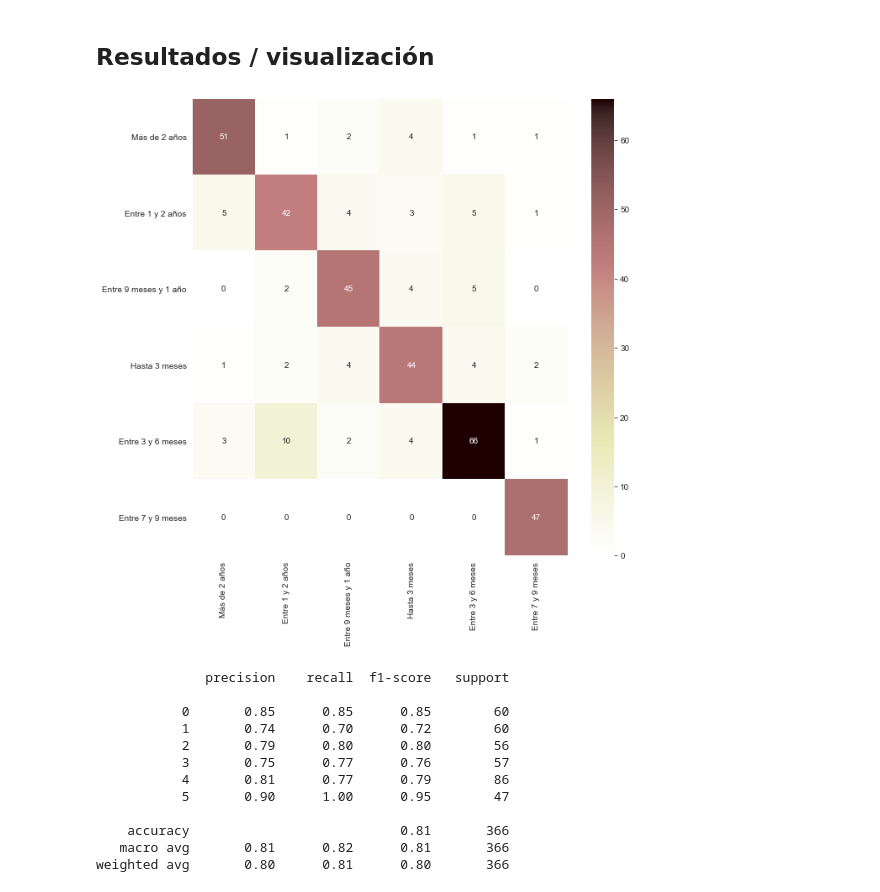
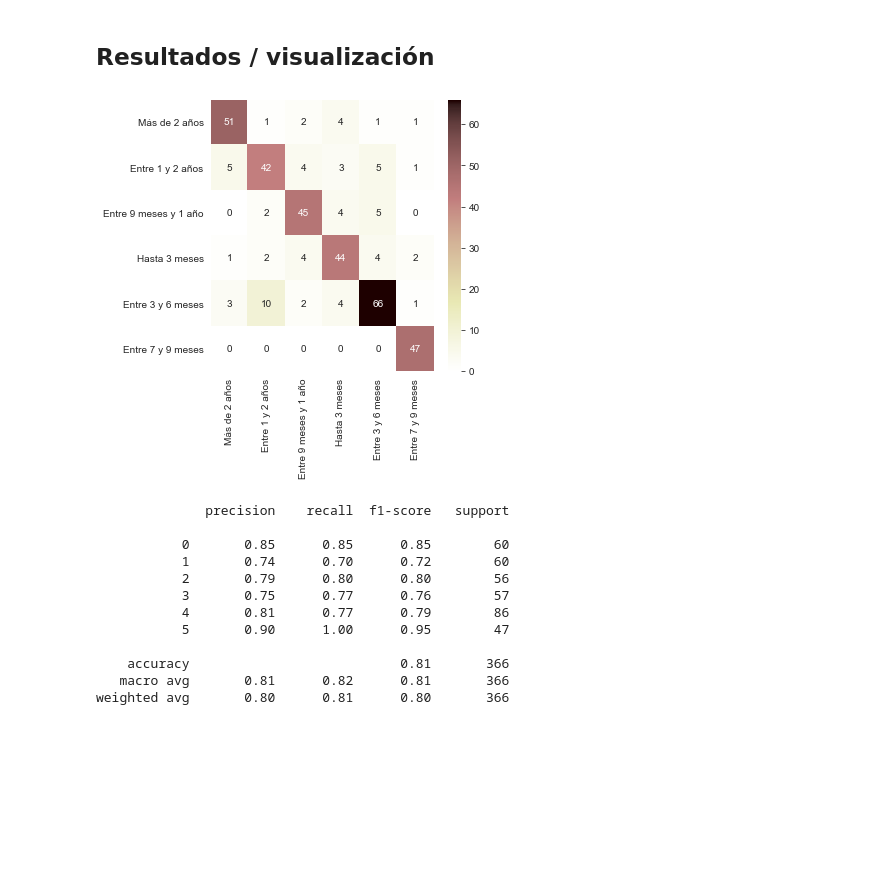
Before and after one commit to micatokashiki/Python-Project, a Jupyter notebook: ClusterAI_Micaela_Tokashiki_machine_learning.ipynb, the cells around one changed output. Saved outputs shown, nothing was run; the diff lists cells and outputs as text; code cells hidden in the pictures; blank space fills up the shorter version.

```diff
--- a/ClusterAI_Micaela_Tokashiki_machine_learning.ipynb
+++ b/ClusterAI_Micaela_Tokashiki_machine_learning.ipynb
@@ -1228,12 +1232,13 @@ rdos_trim
 # %%
 cm_trim = confusion_matrix(ytest_trim2,ypred_knn_trim2)
 labels_trim = obras_trim['plazo_trimestres'].unique()
+
 df_cm_trim = pd.DataFrame(cm_trim, index=[i for i in labels_trim], columns=[i for i in labels_trim])
-plt.figure(figsize=(10,10))
+plt.figure(figsize=(5,5))
 sns.heatmap(df_cm_trim, annot=True, cmap='pink_r',fmt='')
 plt.show()
 # %% [output]
-[figure, old version]
+[figure, new version]
 # %%
 print(classification_report(ytest_trim2, ypred_knn_trim2))
 # %% [output]
```
Also changed, not shown: parts of 13 cells of this notebook, 2 other files.
